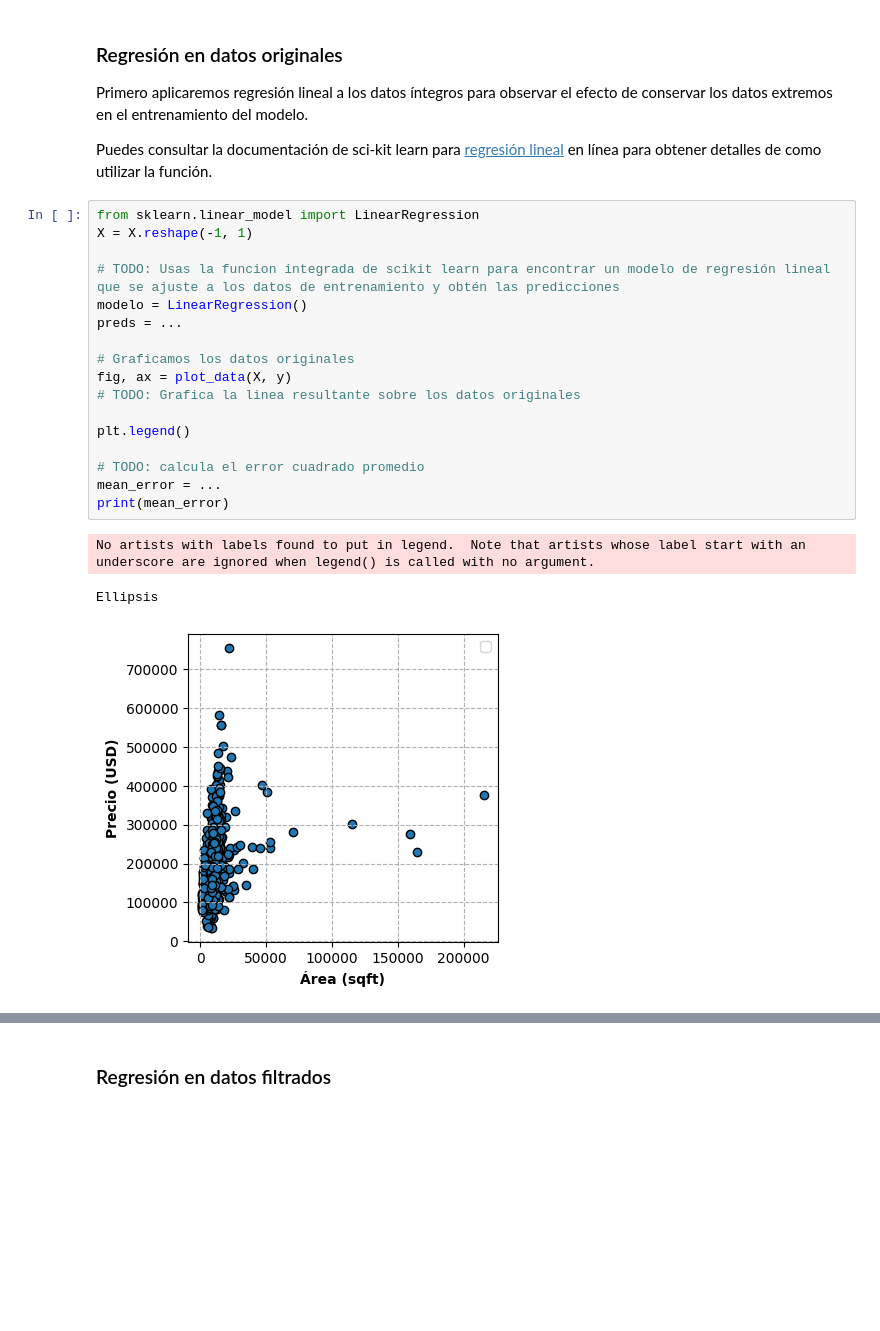
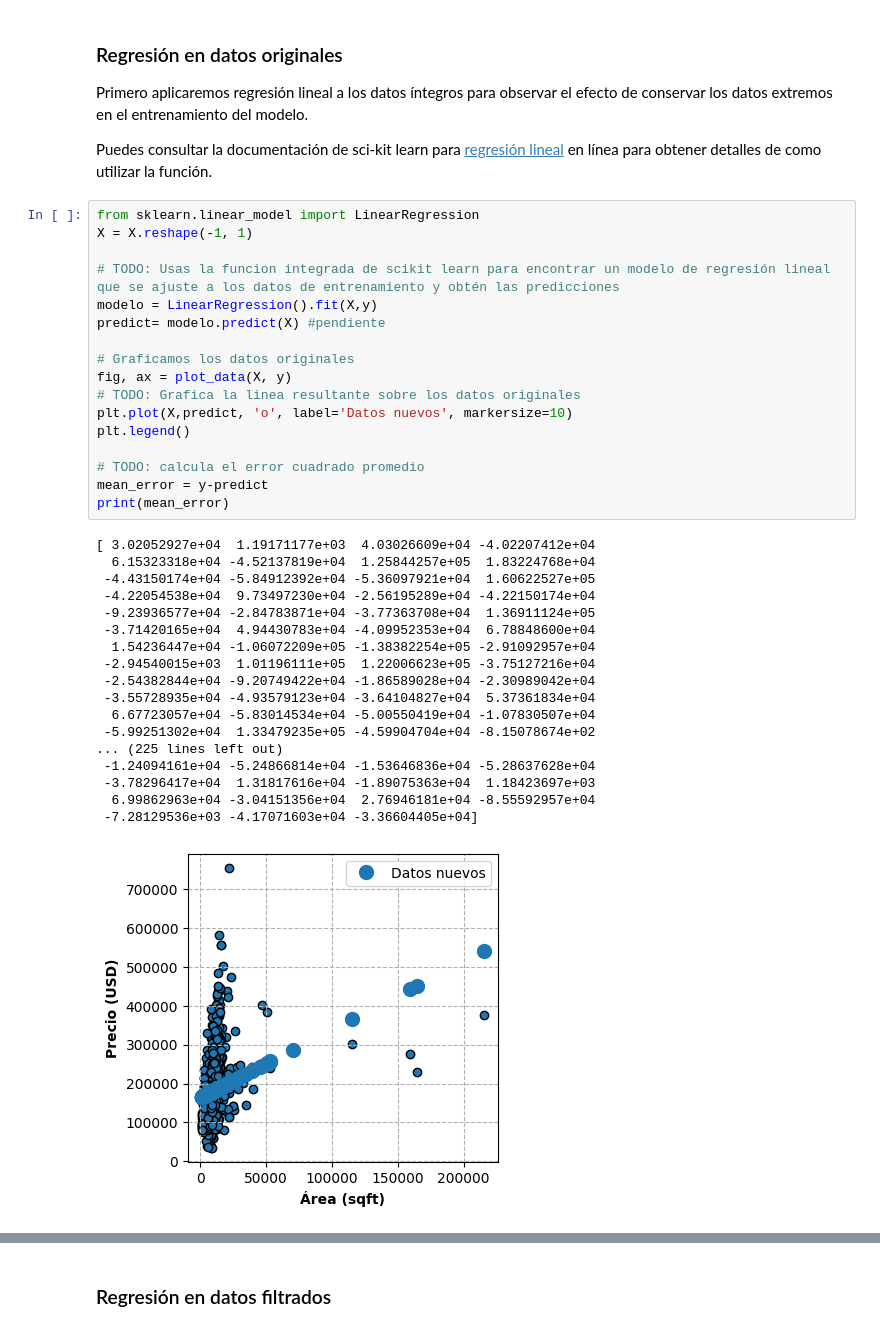
Before and after one commit to israelito123/SI24_LosCapybaros, a Jupyter notebook: src/si24/ejercicios/E03_linear_reg/linear_regression.ipynb, the cells around one changed output, grey strips where cells are left out. Saved outputs shown, nothing was run; the diff lists cells and outputs as text; blank space fills up the shorter version.

```diff
--- a/src/si24/ejercicios/E03_linear_reg/linear_regression.ipynb
+++ b/src/si24/ejercicios/E03_linear_reg/linear_regression.ipynb
@@ -232,24 +250,39 @@ Puedes consultar la documentación de sci-kit learn para  [regresión lineal](ht
 # %%
 from sklearn.linear_model import LinearRegression
 X = X.reshape(-1, 1)
 
 # TODO: Usas la funcion integrada de scikit learn para encontrar un modelo de regresión lineal que se ajuste a los datos de entrenamiento y obtén las predicciones
-modelo = LinearRegression()
-preds = ...
+modelo = LinearRegression().fit(X,y)
+predict= modelo.predict(X) #pendiente
 
 # Graficamos los datos originales
 fig, ax = plot_data(X, y)
 # TODO: Grafica la linea resultante sobre los datos originales
-
+plt.plot(X,predict, 'o', label='Datos nuevos', markersize=10)
 plt.legend()
 
 # TODO: calcula el error cuadrado promedio
-mean_error = ...
+mean_error = y-predict
 print(mean_error)
 # %% [output]
-No artists with labels found to put in legend.  Note that artists whose label start with an underscore are ignored when legend() is called with no argument.
+[ 3.02052927e+04  1.19171177e+03  4.03026609e+04 -4.02207412e+04
+  6.15323318e+04 -4.52137819e+04  1.25844257e+05  1.83224768e+04
+ -4.43150174e+04 -5.84912392e+04 -5.36097921e+04  1.60622527e+05
+ -4.22054538e+04  9.73497230e+04 -2.56195289e+04 -4.22150174e+04
+ -9.23936577e+04 -2.84783871e+04 -3.77363708e+04  1.36911124e+05
+ -3.71420165e+04  4.94430783e+04 -4.09952353e+04  6.78848600e+04
+  1.54236447e+04 -1.06072209e+05 -1.38382254e+05 -2.91092957e+04
+ -2.94540015e+03  1.01196111e+05  1.22006623e+05 -3.75127216e+04
+ -2.54382844e+04 -9.20749422e+04 -1.86589028e+04 -2.30989042e+04
+ -3.55728935e+04 -4.93579123e+04 -3.64104827e+04  5.37361834e+04
+  6.67723057e+04 -5.83014534e+04 -5.00550419e+04 -1.07830507e+04
+ -5.99251302e+04  1.33479235e+05 -4.59904704e+04 -8.15078674e+02
+... (225 lines left out)
+ -1.24094161e+04 -5.24866814e+04 -1.53646836e+04 -5.28637628e+04
+ -3.78296417e+04  1.31817616e+04 -1.89075363e+04  1.18423697e+03
+  6.99862963e+04 -3.04151356e+04  2.76946181e+04 -8.55592957e+04
+ -7.28129536e+03 -4.17071603e+04 -3.36604405e+04]
-Ellipsis
-[figure, old version]
+[figure, new version]
 # %% [markdown]
 ## Pre-procesamiento de datos
 Como observamos, estos datos presentan múltiples valores aislados lo que afecta la solución de regresión lineal.
```
Also changed, not shown: parts of 8 cells of this notebook.
